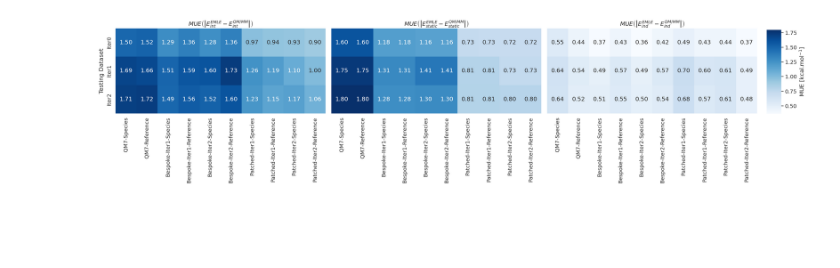
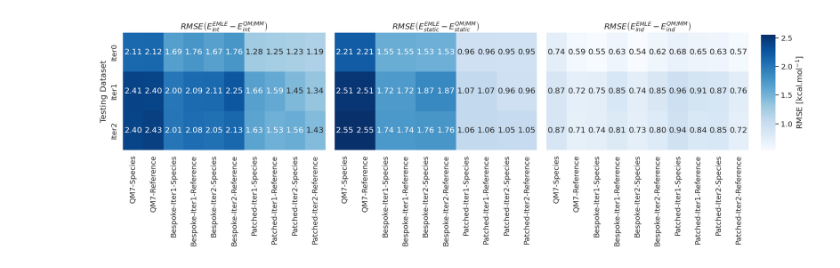
Before and after one commit to michellab/EMLE_HFE_SI, a Jupyter notebook: figures/figure_3/performance_per_iteration.ipynb, the cells around one changed output. Cells and saved outputs as stored; diff of their text form; code cells hidden in the pictures; blank space fills up the shorter version.

Commit message:
Update figure 3

```diff
--- a/figures/figure_3/performance_per_iteration.ipynb
+++ b/figures/figure_3/performance_per_iteration.ipynb
@@ -84,17 +92,6 @@ for iteration, data_dict in testing_data.items():
 
 with open("emle_energy_dict_per_iter.pkl", "wb") as f:
     pkl.dump(emle_energy_dict, f)
-# %%
-def compute_metrics(true_values, predicted_values):
-    """Compute the mean unsigned error (MUE), mean signed error (MSE), spearmans rho, Kendall's tau, and R2 score."""
-
-    mue = np.mean(np.abs(predicted_values - true_values))
-    mse = np.mean(predicted_values - true_values)
-    kendall = kendalltau(true_values, predicted_values)[0]
-    pearson = pearsonr(true_values, predicted_values)[0]
-    r2 = r2_score(true_values, predicted_values)
-
-    return mue, mse, kendall, pearson, r2
 # %%
 # Compute metrics for each model/iteration
 metrics_dict = {}
@@ -108,7 +105,7 @@ for iteration, data_dict in testing_data.items():
         e_ind_emle = emle_energy_dict[iteration][model_name]["e_ind_emle"].numpy() / 4.184
         e_total_emle = emle_energy_dict[iteration][model_name]["e_total_emle"].numpy() / 4.184
 
-        mue, mse, kendall, pearson, r2 = compute_metrics(e_static_ref, e_static_emle)
+        mue, mse, kendall, pearson, r2, rmse = compute_metrics(e_static_ref, e_static_emle)
         metrics_dict[iteration][model_name] = {}
         metrics_dict[iteration][model_name]["e_static"] = {}
         metrics_dict[iteration][model_name]["e_static"]["mue"] = mue
@@ -116,22 +113,25 @@ for iteration, data_dict in testing_data.items():
         metrics_dict[iteration][model_name]["e_static"]["kendall"] = kendall
         metrics_dict[iteration][model_name]["e_static"]["pearson"] = pearson
         metrics_dict[iteration][model_name]["e_static"]["r2"] = r2
+        metrics_dict[iteration][model_name]["e_static"]["rmse"] = rmse
 
-        mue, mse, kendall, pearson, r2 = compute_metrics(e_ind_ref, e_ind_emle)
+        mue, mse, kendall, pearson, r2, rmse = compute_metrics(e_ind_ref, e_ind_emle)
         metrics_dict[iteration][model_name]["e_ind"] = {}
         metrics_dict[iteration][model_name]["e_ind"]["mue"] = mue
         metrics_dict[iteration][model_name]["e_ind"]["mse"] = mse
         metrics_dict[iteration][model_name]["e_ind"]["kendall"] = kendall
         metrics_dict[iteration][model_name]["e_ind"]["pearson"] = pearson
         metrics_dict[iteration][model_name]["e_ind"]["r2"] = r2
+        metrics_dict[iteration][model_name]["e_ind"]["rmse"] = rmse
 
-        mue, mse, kendall, pearson, r2 = compute_metrics(e_total_ref, e_total_emle)
+        mue, mse, kendall, pearson, r2, rmse = compute_metrics(e_total_ref, e_total_emle)
         metrics_dict[iteration][model_name]["e_total"] = {}
         metrics_dict[iteration][model_name]["e_total"]["mue"] = mue
         metrics_dict[iteration][model_name]["e_total"]["mse"] = mse
         metrics_dict[iteration][model_name]["e_total"]["kendall"] = kendall
         metrics_dict[iteration][model_name]["e_total"]["pearson"] = pearson
         metrics_dict[iteration][model_name]["e_total"]["r2"] = r2
+        metrics_dict[iteration][model_name]["e_total"]["rmse"] = rmse
 # %%
 df = pd.DataFrame.from_dict({(i,j): metrics_dict[i][j] for i in metrics_dict.keys() for j in metrics_dict[i].keys()}, orient='index')
 df
@@ -155,45 +155,45 @@ df
 |  | Patched-Iter2-Reference | {'mue': 0.795437810899678, 'mse':... | {'mue': 0.48389260052857946, 'mse... | {'mue': 1.0617229066581537, 'mse'... |
 # %%
 sns.set(style="whitegrid", font_scale=1.2)
-fig, axes = plt.subplots(1, 3, figsize=(25, 6), sharex=True, sharey=True)
+fig, axes = plt.subplots(1, 3, figsize=(18, 6), sharex=True, sharey=True)
 
 cmap = sns.color_palette("Blues", as_cmap=True)
 
-# Extract "mue" values
-df_mue_total = df.applymap(lambda x: x["mue"])["e_total"].reset_index()
-df_mue_static = df.applymap(lambda x: x["mue"])["e_static"].reset_index()
-df_mue_ind = df.applymap(lambda x: x["mue"])["e_ind"].reset_index()
+# Extract metric values
+metric = "rmse"
+df_metric_total = df.applymap(lambda x: x[metric])["e_total"].reset_index()
+df_metric_static = df.applymap(lambda x: x[metric])["e_static"].reset_index()
+df_metric_ind = df.applymap(lambda x: x[metric])["e_ind"].reset_index()
 
-for df_mue in [df_mue_total, df_mue_static, df_mue_ind]:
-    df_mue["level_0"] = pd.Categorical(df_mue["level_0"], categories=df_mue["level_0"].unique(), ordered=True)
-    df_mue["level_1"] = pd.Categorical(df_mue["level_1"], categories=df_mue["level_1"].unique(), ordered=True)
-    df_mue.sort_values(by=["level_0", "level_1"], inplace=True)
+for df_metric in [df_metric_total, df_metric_static, df_metric_ind]:
+    df_metric["level_0"] = pd.Categorical(df_metric["level_0"], categories=df_metric["level_0"].unique(), ordered=True)
+    df_metric["level_1"] = pd.Categorical(df_metric["level_1"], categories=df_metric["level_1"].unique(), ordered=True)
+    df_metric.sort_values(by=["level_0", "level_1"], inplace=True)
 
-# Get global min and max values for a common color scale
-vmin = min(df_mue_total["e_total"].min(), df_mue_static["e_static"].min(), df_mue_ind["e_ind"].min())
-vmax = max(df_mue_total["e_total"].max(), df_mue_static["e_static"].max(), df_mue_ind["e_ind"].max())
+vmin = min(df_metric_total["e_total"].min(), df_metric_static["e_static"].min(), df_metric_ind["e_ind"].min())
+vmax = max(df_metric_total["e_total"].max(), df_metric_static["e_static"].max(), df_metric_ind["e_ind"].max())
 
 cbar_ax = fig.add_axes([0.925, 0.43, 0.02, 0.48])  # (x, y, width, height)
 
-sns.heatmap(df_mue_total.pivot(index="level_0", columns="level_1", values="e_total"),
-            annot=True, fmt=".2f", ax=axes[0], cmap=cmap, vmin=vmin, vmax=vmax, cbar=True, cbar_ax=cbar_ax, cbar_kws={"label": "MUE [kcal.mol$^{-1}$]", })
-sns.heatmap(df_mue_static.pivot(index="level_0", columns="level_1", values="e_static"),
+sns.heatmap(df_metric_total.pivot(index="level_0", columns="level_1", values="e_total"),
+            annot=True, fmt=".2f", ax=axes[0], cmap=cmap, vmin=vmin, vmax=vmax, cbar=True, cbar_ax=cbar_ax, cbar_kws={"label": "RMSE [kcal.mol$^{-1}$]", })
+sns.heatmap(df_metric_static.pivot(index="level_0", columns="level_1", values="e_static"),
             annot=True, fmt=".2f", ax=axes[1], cmap=cmap, vmin=vmin, vmax=vmax, cbar=False)
-sns.heatmap(df_mue_ind.pivot(index="level_0", columns="level_1", values="e_ind"),
+sns.heatmap(df_metric_ind.pivot(index="level_0", columns="level_1", values="e_ind"),
             annot=True, fmt=".2f", ax=axes[2], cmap=cmap, vmin=vmin, vmax=vmax, cbar=False)
 
 for ax, title in zip(axes, ["Total Energy", "Static Energy", "Induction Energy"]):
     ax.set_ylabel("")
     ax.set_xlabel("")
 
 pad = 5
 axes[0].set_ylabel("Testing Dataset", labelpad=pad)
-axes[0].set_title(r"$MUE\left(\left|E^{EMLE}_{int}-E^{QM/MM}_{int}\right|\right)$", pad=pad)
-axes[1].set_title(r"$MUE\left(\left|E^{EMLE}_{static}-E^{QM/MM}_{static}\right|\right)$", pad=pad)
-axes[2].set_title(r"$MUE\left(\left|E^{EMLE}_{ind}-E^{QM/MM}_{ind}\right|\right)$", pad=pad)
+axes[0].set_title(r"$RMSE\left(E^{EMLE}_{int}-E^{QM/MM}_{int}\right)$", pad=pad)
+axes[1].set_title(r"$RMSE\left(E^{EMLE}_{static}-E^{QM/MM}_{static}\right)$", pad=pad)
+axes[2].set_title(r"$RMSE\left(E^{EMLE}_{ind}-E^{QM/MM}_{ind}\right)$", pad=pad)
 
 plt.tight_layout(pad=1.0, rect=[0, 0, 0.92, 1])
-plt.savefig("fig3_mue_heatmap.pdf", dpi=300)
+plt.savefig(f"fig3_{metric}_heatmap.pdf", dpi=300)
 plt.show()
 # %% [output]
-[figure, old version]
+[figure, new version]
```
Also changed, not shown: parts of 1 cell of this notebook, 11 other files.
